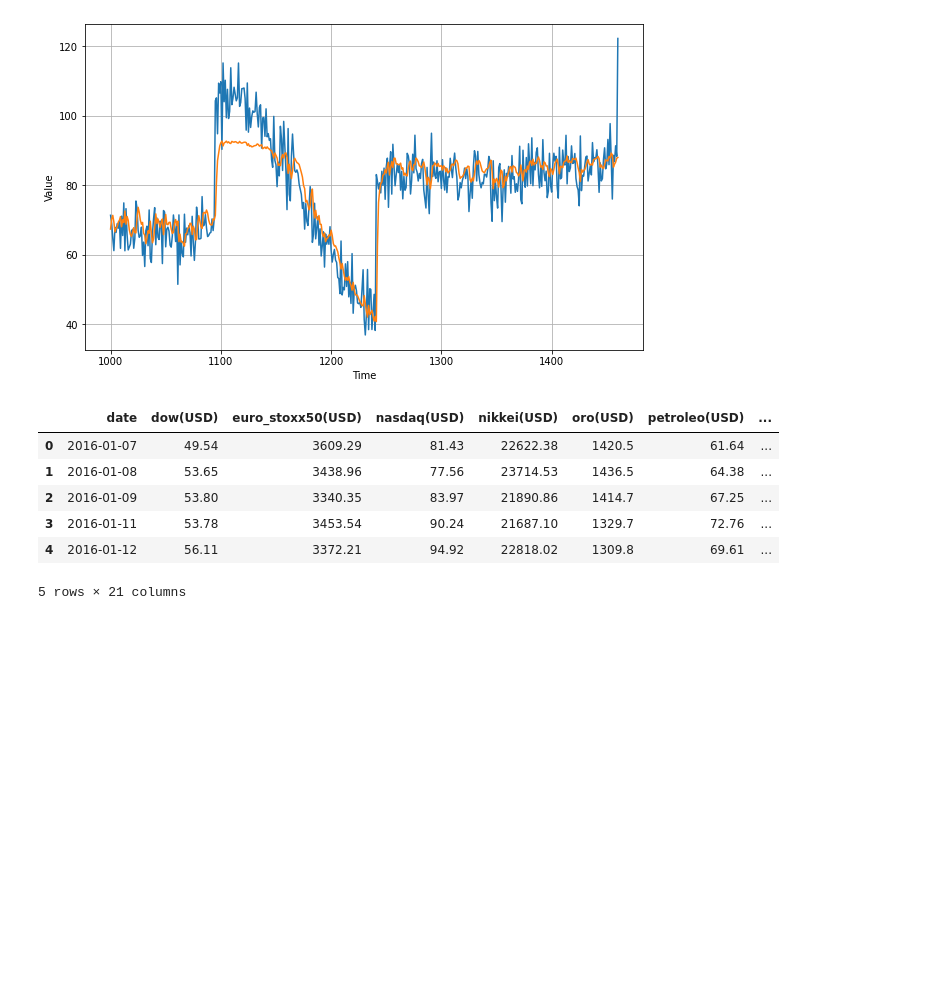
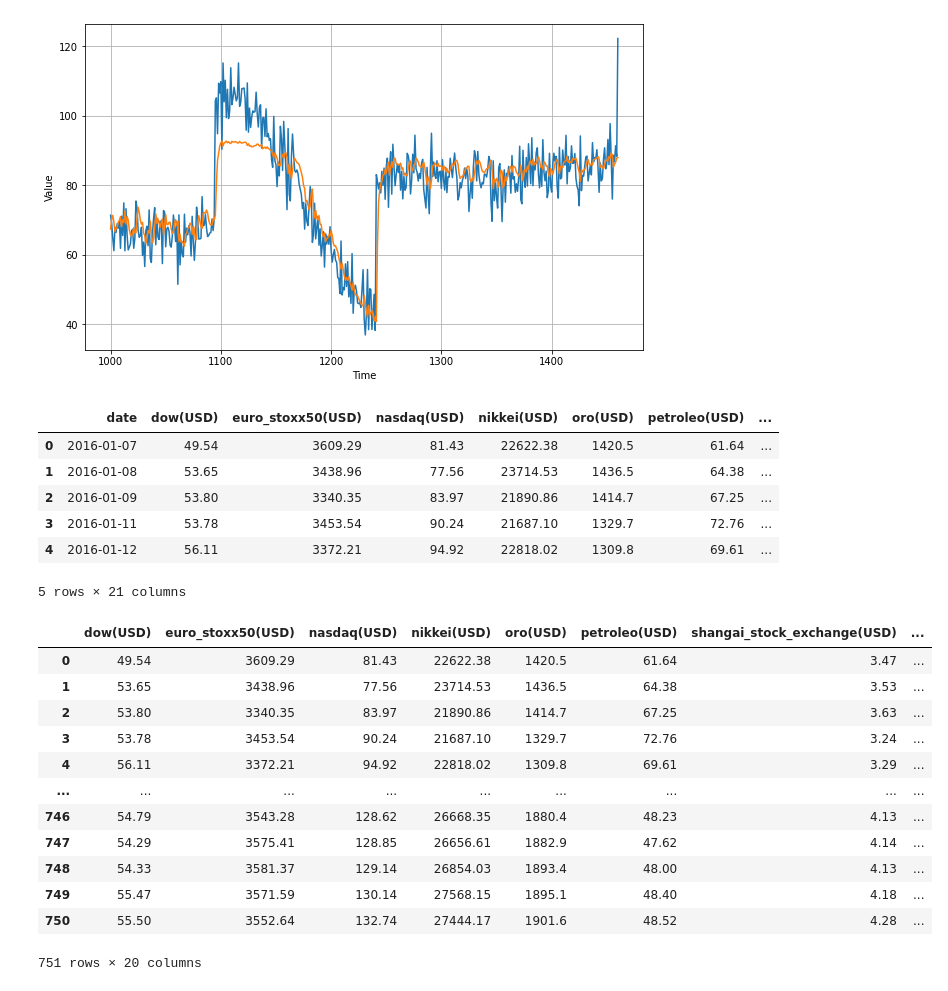
Before and after one commit to keniaCisneros/bitcoins_pricing, a Jupyter notebook: Serie_tiempo.ipynb, the cells around one changed output. Drawn from its saved outputs; the diff is of its cells as text; code cells hidden in the pictures; blank space fills up the shorter version.

```diff
--- a/Serie_tiempo.ipynb
+++ b/Serie_tiempo.ipynb
@@ -210,3 +210,19 @@ data = series_to_supervised(values, 5, 1)
 data.head()
 # %%
 data.columns
+# %%
+df.iloc[:,1:]
+# %% [output]
+|  | dow(USD) | euro_stoxx50(USD) | nasdaq(USD) | nikkei(USD) | oro(USD) | petroleo(USD) | shangai_stock_exchange(USD) | ... |
+| 0 | 49.54 | 3609.29 | 81.43 | 22622.38 | 1420.5 | 61.64 | 3.47 | ... |
+| 1 | 53.65 | 3438.96 | 77.56 | 23714.53 | 1436.5 | 64.38 | 3.53 | ... |
+| 2 | 53.80 | 3340.35 | 83.97 | 21890.86 | 1414.7 | 67.25 | 3.63 | ... |
+| 3 | 53.78 | 3453.54 | 90.24 | 21687.10 | 1329.7 | 72.76 | 3.24 | ... |
+| 4 | 56.11 | 3372.21 | 94.92 | 22818.02 | 1309.8 | 69.61 | 3.29 | ... |
+| ... | ... | ... | ... | ... | ... | ... | ... | ... |
+| 746 | 54.79 | 3543.28 | 128.62 | 26668.35 | 1880.4 | 48.23 | 4.13 | ... |
+| 747 | 54.29 | 3575.41 | 128.85 | 26656.61 | 1882.9 | 47.62 | 4.14 | ... |
+| 748 | 54.33 | 3581.37 | 129.14 | 26854.03 | 1893.4 | 48.00 | 4.13 | ... |
+| 749 | 55.47 | 3571.59 | 130.14 | 27568.15 | 1895.1 | 48.40 | 4.18 | ... |
+| 750 | 55.50 | 3552.64 | 132.74 | 27444.17 | 1901.6 | 48.52 | 4.28 | ... |
+751 rows × 20 columns
```
